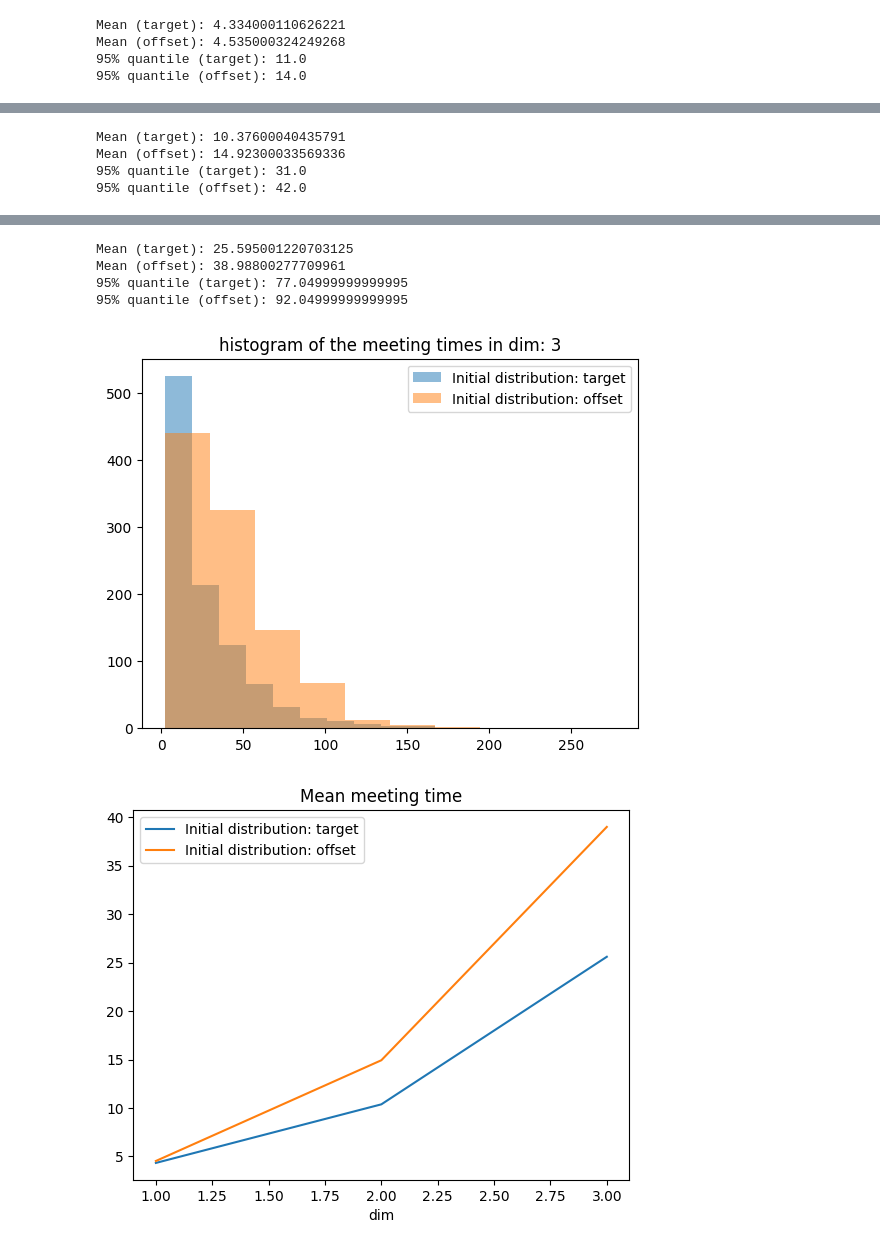
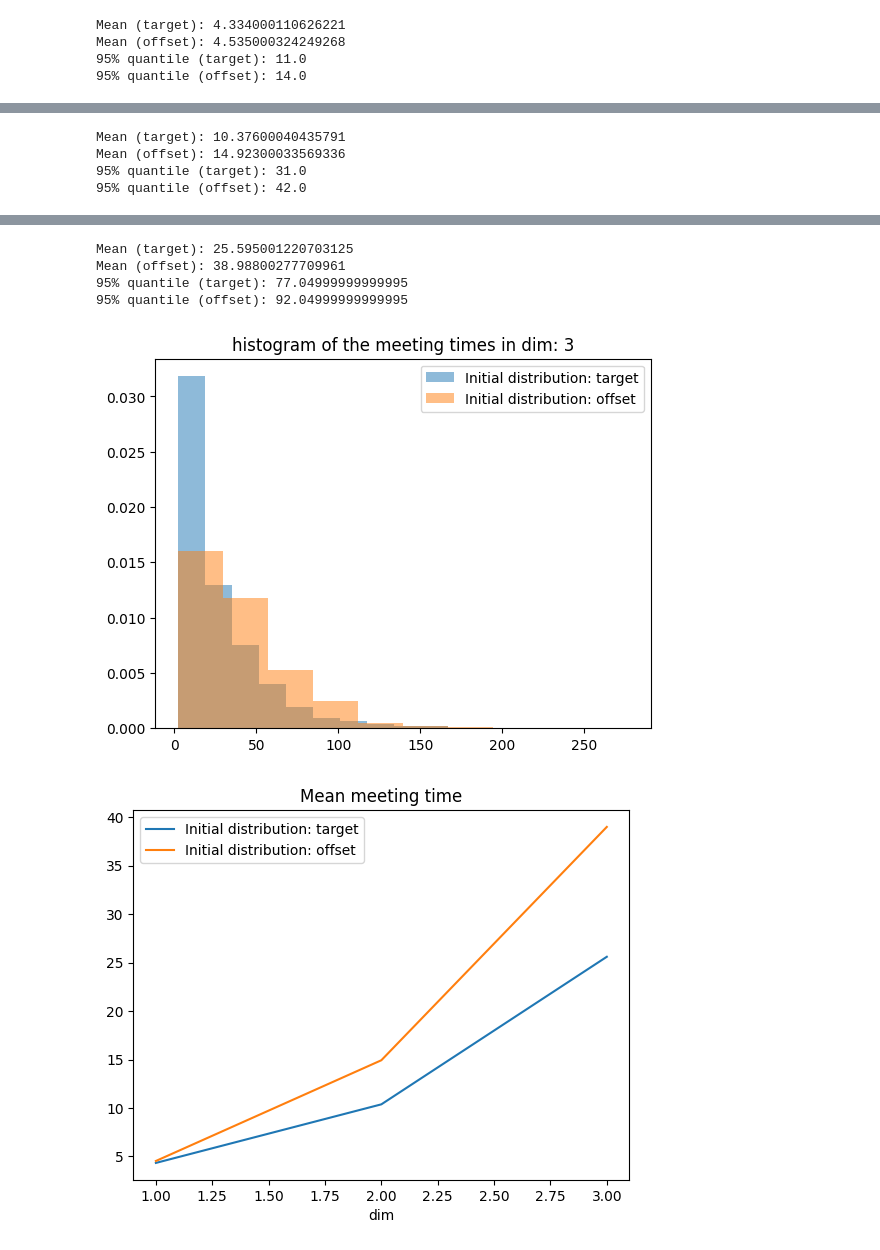
Before and after one commit to ylefay/unbiased_mcmc_with_couplings, a Jupyter notebook: experiments/exploiting_results.ipynb, the cells around one changed output, grey strips where cells are left out. Saved outputs shown, nothing was run; the diff lists cells and outputs as text; code cells hidden in the pictures.

```diff
--- a/experiments/exploiting_results.ipynb
+++ b/experiments/exploiting_results.ipynb
@@ -7,9 +7,9 @@ fn_exp1 = "./exp_compare_estimators.pkl"
 fn_exp2 = ["./results_coupling_time_target_wrt_to_dim.pkl", "results_coupling_time_offset_wrt_to_dim.pkl"]
 fn_exp3 = ["./results_coupling_time_target_wrt_to_eta.pkl", "results_coupling_time_offset_wrt_to_eta.pkl"]
 
-"""
+
 with open(fn_exp1, 'rb') as handle:
-    exp1 = pickle.load(handle)"""
+    exp1 = pickle.load(handle)
 with open(fn_exp2[0], 'rb') as handle:
     exp2 = pickle.load(handle)
 with open(fn_exp2[1], 'rb') as handle:
@@ -62,8 +72,8 @@ for dim in dims:
     print(f"Mean (offset): {exp2_offset[dim][-1].mean()}")
     print(f"95% quantile (target): {np.quantile(exp2[dim][-1], 0.95)}")
     print(f"95% quantile (offset): {np.quantile(exp2_offset[dim][-1], 0.95)}")
-    plt.hist(exp2[dim][-1], label="Initial distribution: target", alpha=0.5, bins=10)
-    plt.hist(exp2_offset[dim][-1], label="Initial distribution: offset", alpha=0.5, bins=10)
+    plt.hist(exp2[dim][-1], label="Initial distribution: target", alpha=0.5, bins=10, density=True)
+    plt.hist(exp2_offset[dim][-1], label="Initial distribution: offset", alpha=0.5, bins=10, density=True)
     plt.title(f"histogram of the meeting times in dim: {dim}")
     plt.legend()
     plt.show()
@@ -87,8 +97,8 @@ Mean (offset): 14.92300033569336
 Mean (target): 25.595001220703125
 Mean (offset): 38.98800277709961
 95% quantile (target): 77.04999999999995
 95% quantile (offset): 92.04999999999995
-[figure, old version]
+[figure, new version]
 [figure]
 # %%
 """
```
Also changed, not shown: parts of 3 cells of this notebook, 5 other files.
